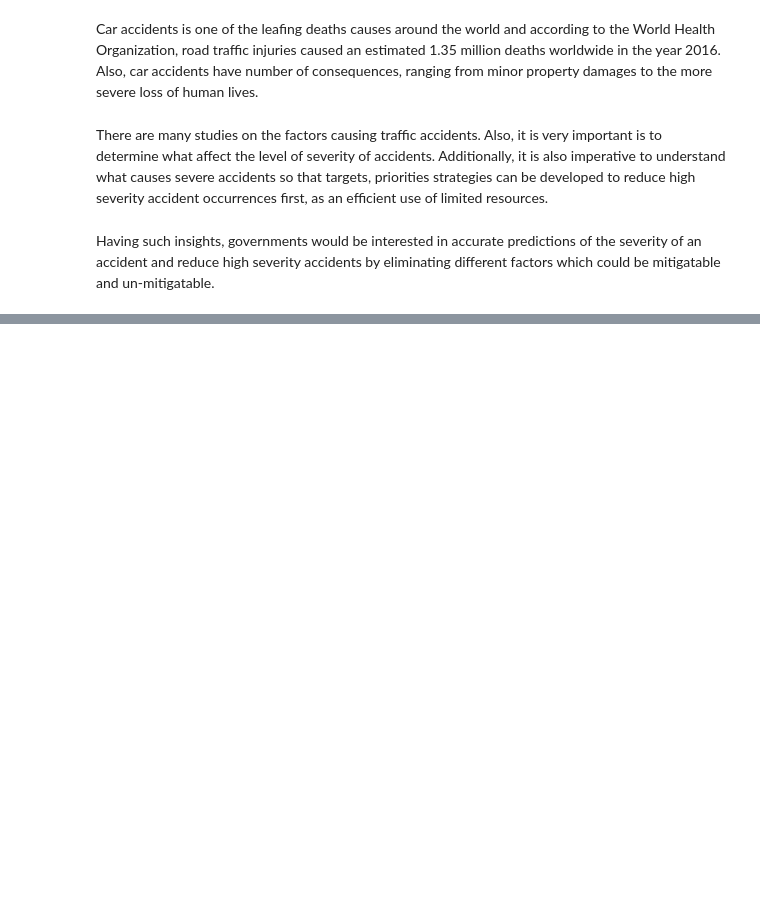
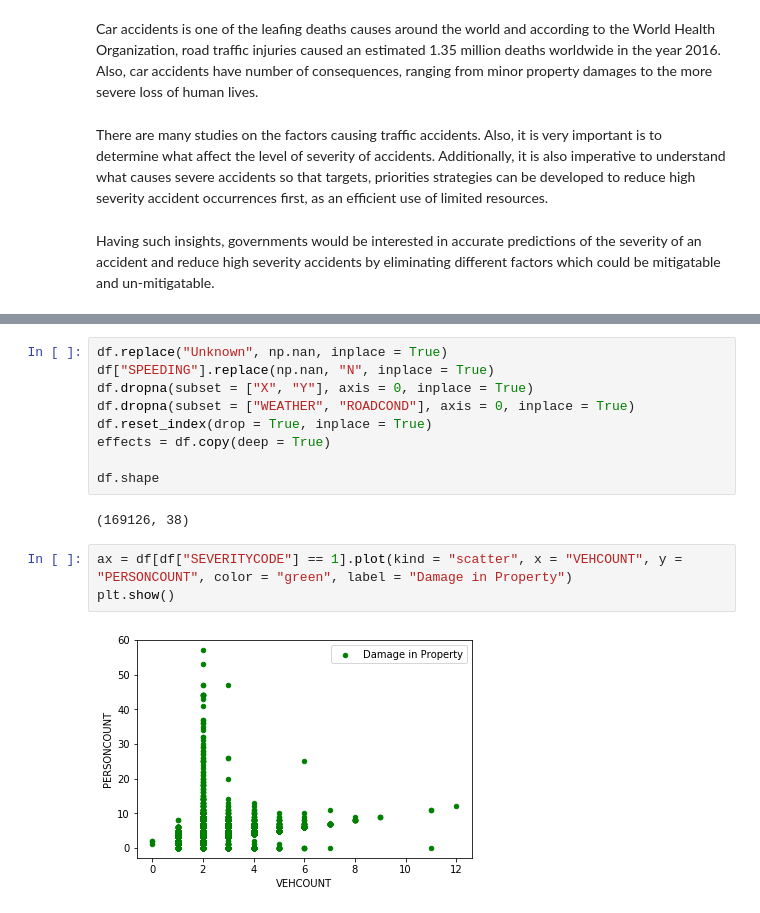
Before and after one commit to mutawah/coursera, a Jupyter notebook: Capstone Project - Car Accident Severity.ipynb, the cells around one changed output, grey strips where cells are left out. Drawn from its saved outputs; the diff is of its cells as text; blank space fills up the shorter version.

```diff
--- a/Capstone Project - Car Accident Severity.ipynb
+++ b/Capstone Project - Car Accident Severity.ipynb
@@ -37,0 +47,16 @@ df.head(10)
+# %%
+df.replace("Unknown", np.nan, inplace = True)
+df["SPEEDING"].replace(np.nan, "N", inplace = True)
+df.dropna(subset = ["X", "Y"], axis = 0, inplace = True)
+df.dropna(subset = ["WEATHER", "ROADCOND"], axis = 0, inplace = True)
+df.reset_index(drop = True, inplace = True)
+effects = df.copy(deep = True)
+
+df.shape
+# %% [output]
+(169126, 38)
+# %%
+ax = df[df["SEVERITYCODE"] == 1].plot(kind = "scatter", x = "VEHCOUNT", y = "PERSONCOUNT", color = "green", label = "Damage in Property")
+plt.show()
+# %% [output]
+[figure, added]
```
Also changed, not shown: parts of 18 cells of this notebook.
